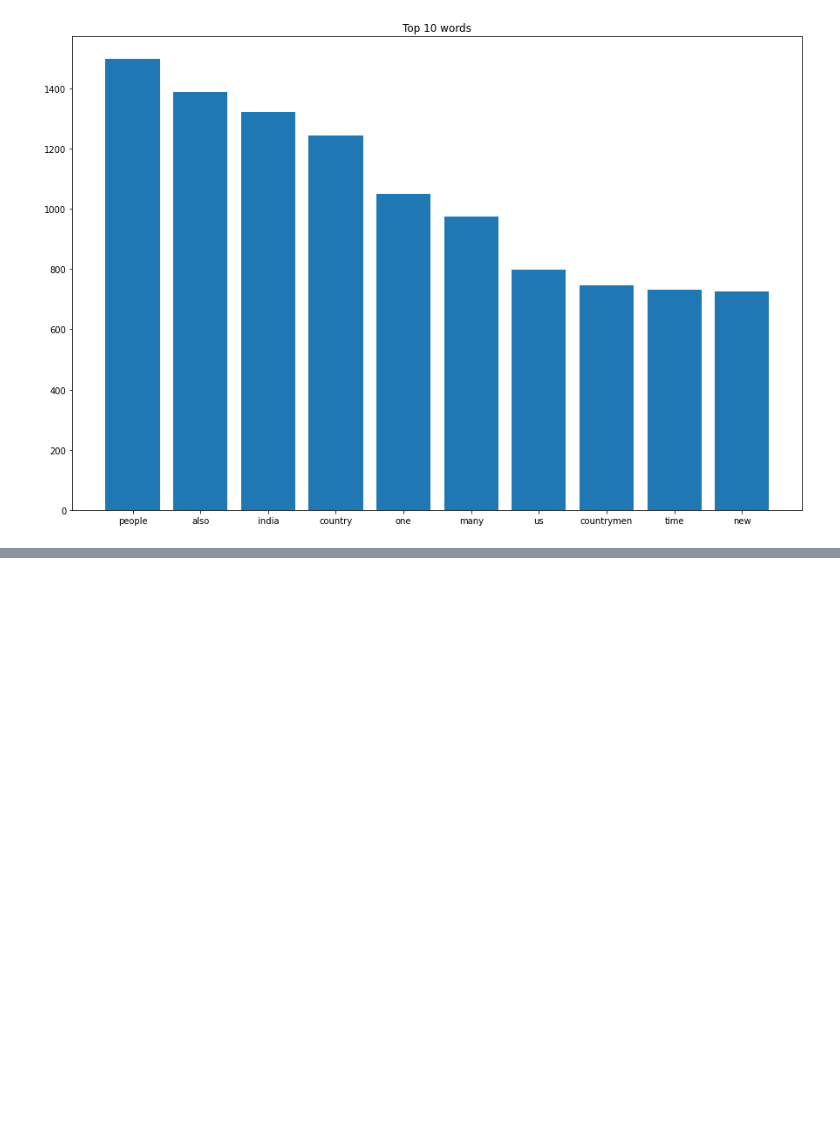
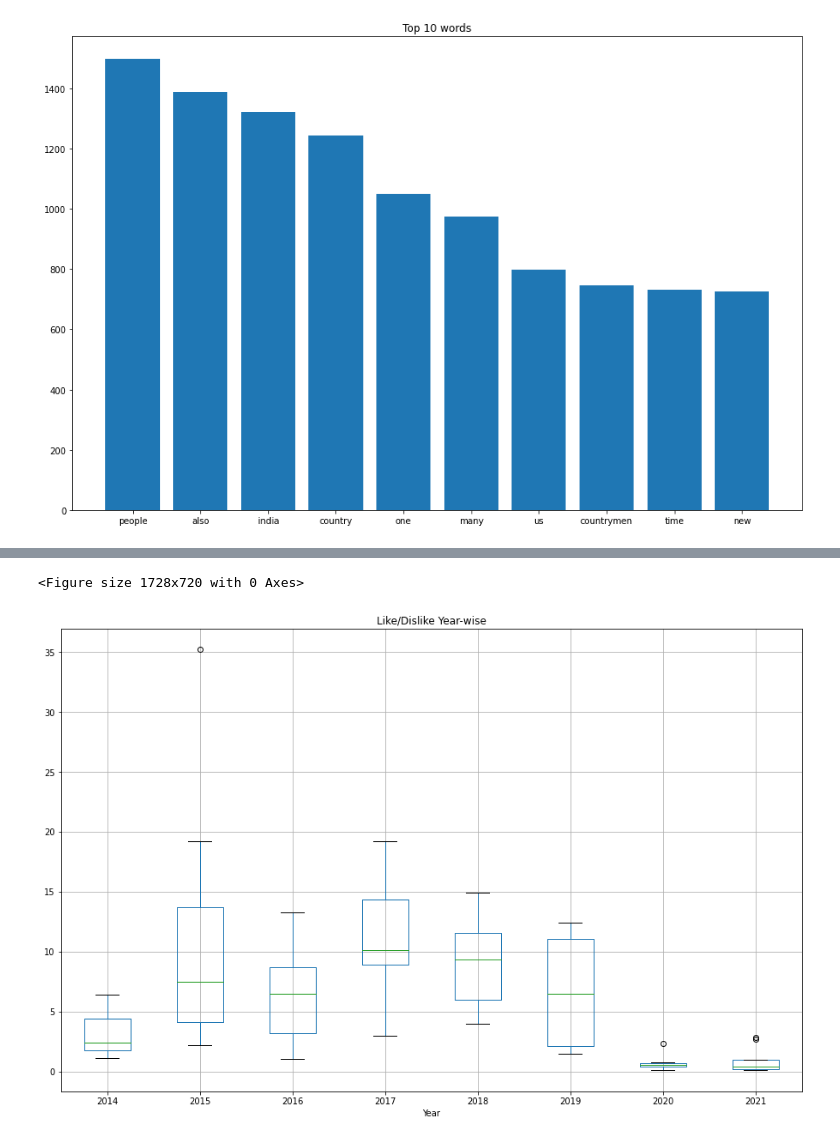
Before and after one commit to lab-programs/ds_lab, a Jupyter notebook: Code/notebooks/Visualisations_MKB.ipynb, the cells around one changed output, grey strips where cells are left out. Saved outputs shown, nothing was run; the diff lists cells and outputs as text; code cells hidden in the pictures; blank space fills up the shorter version.

```diff
--- a/Code/notebooks/Visualisations_MKB.ipynb
+++ b/Code/notebooks/Visualisations_MKB.ipynb
@@ -118,0 +193,16 @@ plt.show()
+# %%
+
+ld_ratio = []
+for i in range(0,67):
+    ld_ratio.append(ld["Likes"][i] / ld["Dislikes"][i])
+# %%
+ld['ratio'] = ld_ratio
+# %%
+plt.figure(figsize = (24,10))
+
+ld.boxplot(column = ['ratio'], by = 'Year',figsize=(15,10)).set(title = "Like/Dislike Year-wise")
+plt.suptitle('')
+plt.show()
+# %% [output]
+<Figure size 1728x720 with 0 Axes>
+[figure, added]
```
Also changed, not shown: parts of 23 cells of this notebook.
